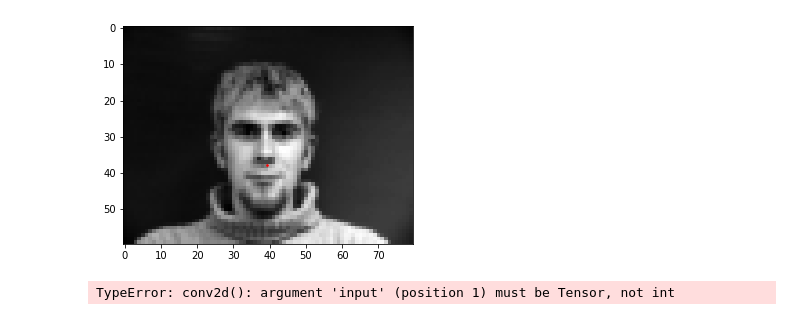
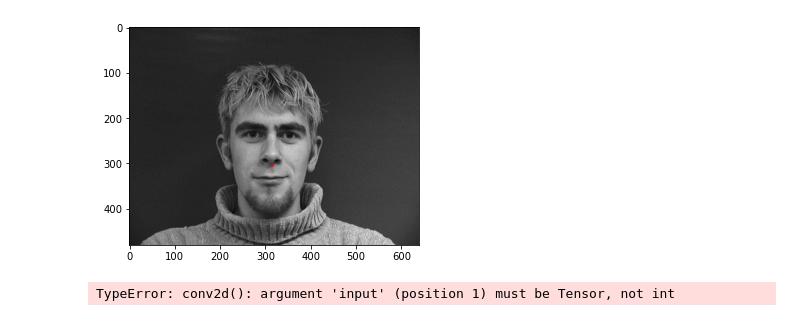
Before and after one commit to aprilsin/cs194-proj4, a Jupyter notebook: part1.ipynb, the cells around one changed output. Drawn from its saved outputs; the diff is of its cells as text; code cells hidden in the pictures.

```diff
--- a/part1.ipynb
+++ b/part1.ipynb
@@ -18,16 +18,17 @@ part1_transform = transforms.Compose([Rescale((60, 80)),])
 # (total 32 x 6 = 192 images)
 person_idx = np.arange(32)
 viewpt_idx = np.arange(6)
-training_set = NoseKeypointDataset(person_idx, viewpt_idx, part1_transform)
+training_set = NoseKeypointDataset(person_idx, viewpt_idx)
 # training_set = FaceKeypointsDataset(person_idx, viewpt_idx)
 dataloader = DataLoader(training_set, batch_size=4, shuffle=True)
 # %%
 # Plotting a few input images and their nose keypoints.
 plt.figure()
 show_keypoints(training_set[0]['image'], training_set[0]['keypoints'])
 plt.show()
+training_set[0]['image'].shape
 # %% [output]
-[figure, old version]
+[figure, new version]
 # %%
 from cnn import nosefinder
 from torch.nn import MSELoss
```
Also changed, not shown: 2 other files.
